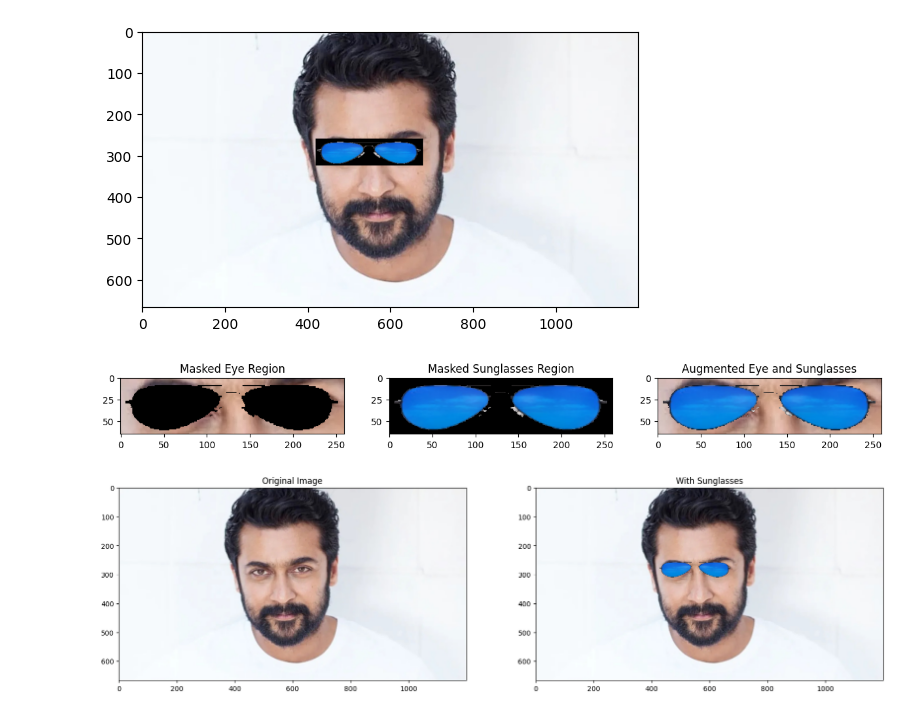
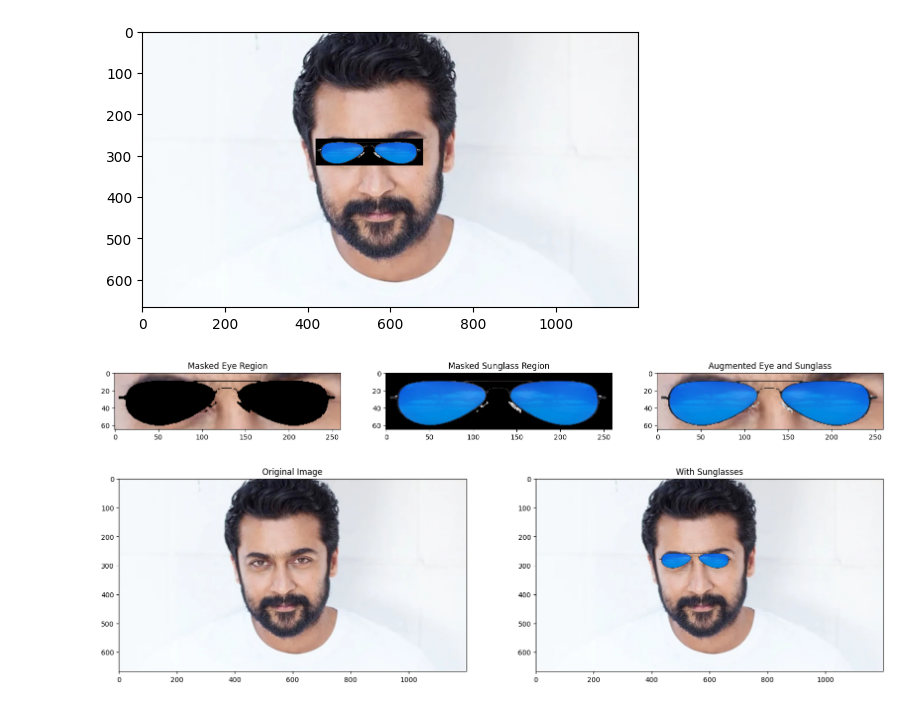
Before and after one commit to lohinishabarinath-star/Adding-Sunglasses-for-a-Cool-New-Look, a Jupyter notebook: workshop1.ipynb, the cells around one changed output. Drawn from its saved outputs; the diff is of its cells as text; code cells hidden in the pictures.

```diff
--- a/workshop1.ipynb
+++ b/workshop1.ipynb
@@ -30,6 +30,6 @@ Text(0.5, 1.0, 'glassPNG')
 [figure]
 # %%
 
-glassPNG = cv2.resize(glassPNG,(190,50))
+glassPNG = cv2.resize(glassPNG,(260,65))
 print("image Dimension ={}".format(glassPNG.shape))
 # %% [output]
@@ -53,31 +53,38 @@ plt.imshow(faceWithGlassesNaive[...,::-1])
 <matplotlib.image.AxesImage at 0x...>
 [figure]
 # %%
-# import cv2
-import numpy as np
-import matplotlib.pyplot as plt
+
 glassMask = cv2.merge((glassMask1, glassMask1, glassMask1))
+
 glassMask = np.uint8(glassMask / 255)
+
 faceWithGlassesArithmetic = faceImage.copy()
-glassBGR = cv2.resize(glassBGR, (260, 65))
-glassMask = cv2.resize(glassMask, (260, 65))
+
 eyeROI = faceWithGlassesArithmetic[255:320, 420:680]
-maskedEye = cv2.multiply(eyeROI, 1 - glassMask)
-maskedGlass = cv2.multiply(glassBGR[:, :, :3], glassMask)
+
+maskedEye = cv2.multiply(eyeROI, (1 - glassMask))
+
+maskedGlass = cv2.multiply(glassBGR, glassMask)
+
 eyeROI_final = cv2.add(maskedEye, maskedGlass)
-plt.figure(figsize=(15, 10))
+
+plt.figure(figsize=[20, 20])
+
 plt.subplot(131)
-plt.imshow(maskedEye[:, :, ::-1])
+plt.imshow(maskedEye[..., ::-1])
 plt.title("Masked Eye Region")
+
 plt.subplot(132)
-plt.imshow(maskedGlass[:, :, ::-1])
-plt.title("Masked Sunglasses Region")
+plt.imshow(maskedGlass[..., ::-1])
+plt.title("Masked Sunglass Region")
+
 plt.subplot(133)
-plt.imshow(eyeROI_final[:, :, ::-1])
-plt.title("Augmented Eye and Sunglasses")
+plt.imshow(eyeROI_final[..., ::-1])
+plt.title("Augmented Eye and Sunglass")
+
 plt.show()
 # %% [output]
-[figure, old version]
+[figure, new version]
 # %%
 faceWithGlassesArithmetic[250:315, 420:680] = eyeROI_final
 plt.figure(figsize=(20, 20))
```
Also changed, not shown: parts of 2 cells of this notebook.
